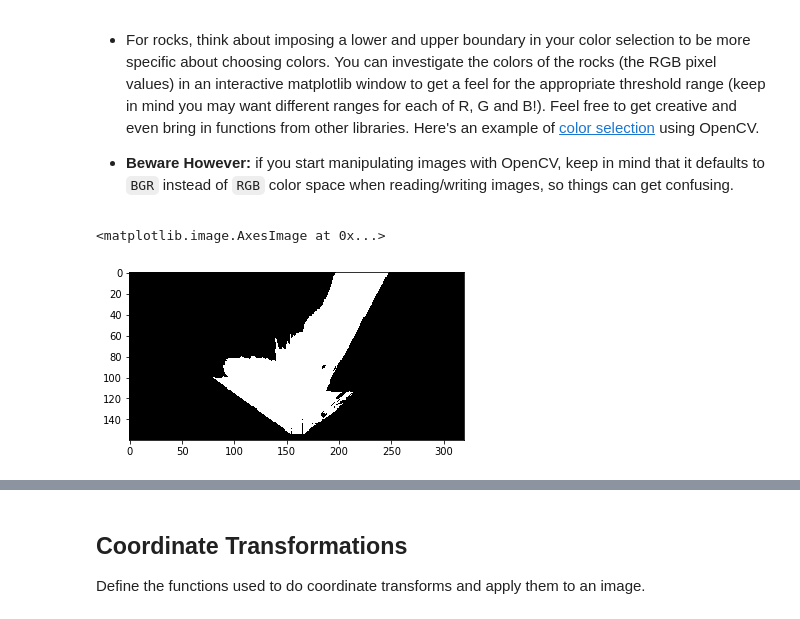
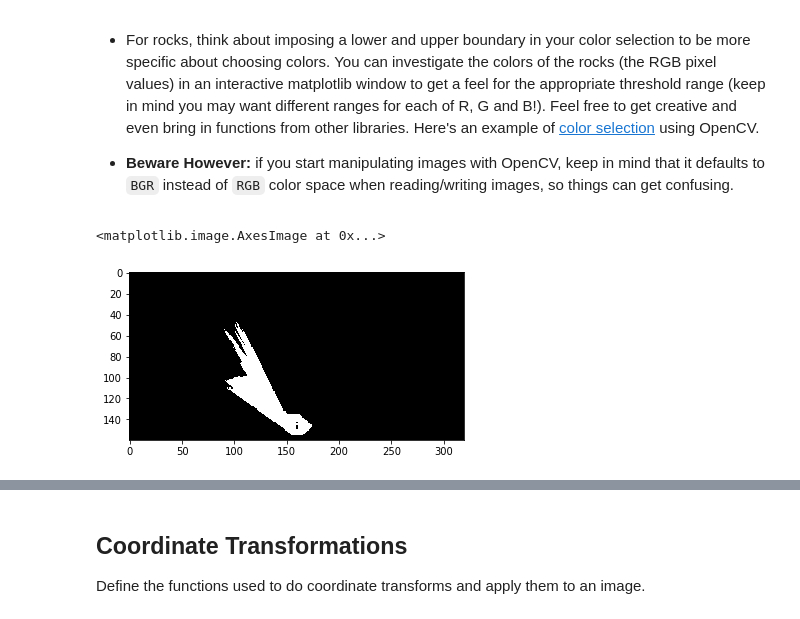
Before and after one commit to iFoxbox/RoboND-Rover-Project, a Jupyter notebook: code/Rover_Project_Test_Notebook.ipynb, the cells around one changed output, grey strips where cells are left out. Drawn from its saved outputs; the diff is of its cells as text; code cells hidden in the pictures.

```diff
--- a/code/Rover_Project_Test_Notebook.ipynb
+++ b/code/Rover_Project_Test_Notebook.ipynb
@@ -33,7 +33,7 @@ There's some example data provided in the `test_dataset` folder.  This basic dat
 
 Next, read in and display a random image from the `test_dataset` folder
 # %%
-path = '../test_dataset/IMG/*'
+path = '../my_data/IMG/*'
 img_list = glob.glob(path)
 # Grab a random image and display it
 idx = np.random.randint(0, len(img_list)-1)
@@ -94,7 +100,7 @@
                   [image.shape[1]/2 + dst_size, image.shape[0] - 2*dst_size - bottom_offset],
                   [image.shape[1]/2 - dst_size, image.shape[0] - 2*dst_size - bottom_offset],
                   ])
-warped = perspect_transform(grid_img, source, destination)
+warped = perspect_transform(rock_img, source, destination)
 plt.imshow(warped)
 #scipy.misc.imsave('../output/warped_example.jpg', warped)
 # %% [output]
@@ -115,23 +121,24 @@ Define the color thresholding function from the lesson and apply it to the warpe
 # %%
 # Identify pixels above the threshold
 # Threshold of RGB > 160 does a nice job of identifying ground pixels only
-def color_thresh(img, rgb_thresh=(160, 160, 160)):
+def color_thresh(img, rgb_thresh=(139, 120, 0)):
     # Create an array of zeros same xy size as img, but single channel
     color_select = np.zeros_like(img[:,:,0])
     # Require that each pixel be above all three threshold values in RGB
     # above_thresh will now contain a boolean array with "True"
     # where threshold was met
     above_thresh = (img[:,:,0] > rgb_thresh[0]) \
                 & (img[:,:,1] > rgb_thresh[1]) \
                 & (img[:,:,2] > rgb_thresh[2])
     # Index the array of zeros with the boolean array and set to 1
     color_select[above_thresh] = 1
     # Return the binary image
     return color_select
 
 threshed = color_thresh(warped)
+
 plt.imshow(threshed, cmap='gray')
 #scipy.misc.imsave('../output/warped_threshed.jpg', threshed*255)
 # %% [output]
 <matplotlib.image.AxesImage at 0x...>
-[figure, old version]
+[figure, new version]
```
Also changed, not shown: parts of 4 cells of this notebook.
